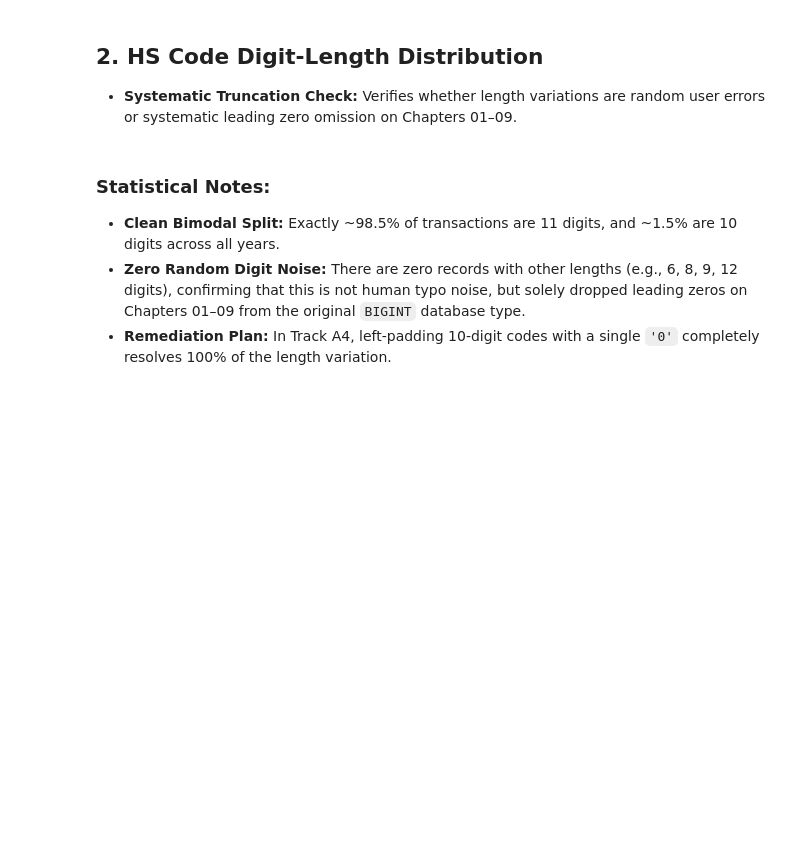
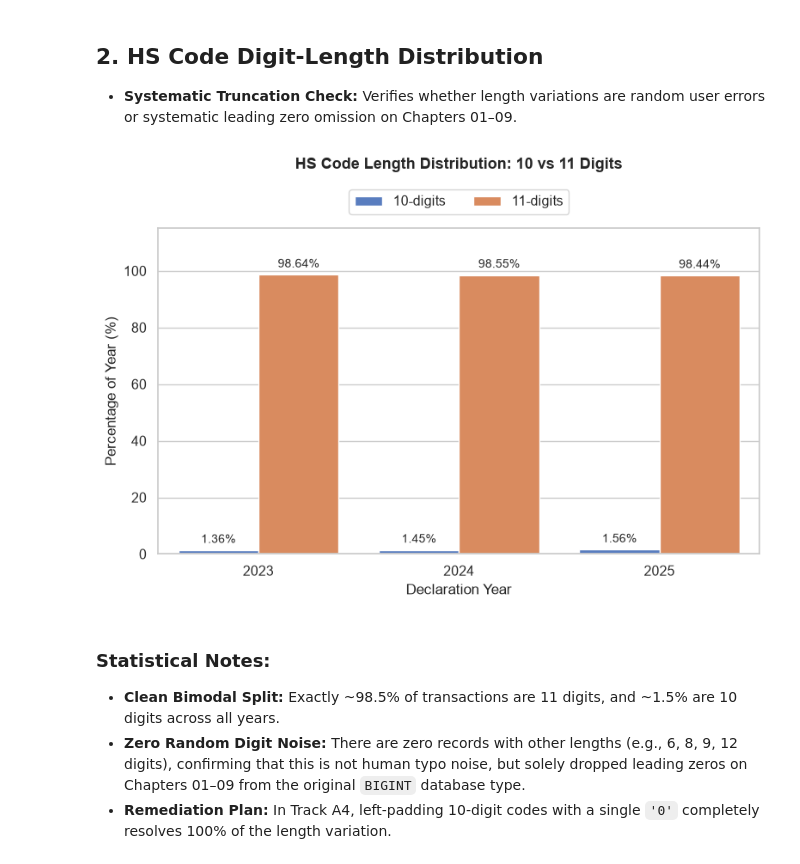
Before and after one commit to redkyladenise/hs-classifier, a Jupyter notebook: notebooks/01_profile.ipynb, the cells around one changed output. Saved outputs shown, nothing was run; the diff lists cells and outputs as text; code cells hidden in the pictures; blank space fills up the shorter version.

```diff
--- a/notebooks/01_profile.ipynb
+++ b/notebooks/01_profile.ipynb
@@ -62,34 +108,57 @@ plt.show()
 ## 2. HS Code Digit-Length Distribution
 - **Systematic Truncation Check:** Verifies whether length variations are random user errors or systematic leading zero omission on Chapters 01–09.
 # %%
-df_digits = pd.read_csv(TABLES_DIR / 'a3_code_digit_distribution.csv')
+df_digits = pd.read_csv(TABLES_DIR / "a3_code_digit_distribution.csv")
 
-fig, ax = plt.subplots(figsize=(8, 5))
+df_digits["code_length_label"] = (
+    df_digits["digit_length"].astype(str) + "-digits"
+)
+
+fig, ax = plt.subplots(figsize=(8, 5.5))
 sns.barplot(
     data=df_digits,
-    x='year',
-    y='pct_of_year',
-    hue='digit_length',
-    palette='muted',
-    ax=ax
+    x="year",
+    y="pct_of_year",
+    hue="code_length_label",
+    palette="muted",
+    ax=ax,
 )
 
 for p in ax.patches:
-    height = p.get_height()
-    if height > 0:
-        ax.annotate(f"{height:.2f}%",
-                    (p.get_x() + p.get_width() / 2., height),
-                    ha='center', va='bottom', fontsize=10, xytext=(0, 3),
-                    textcoords='offset points')
+  height = p.get_height()
+  if height > 0:
+    ax.annotate(
+        f"{height:.2f}%",
+        (p.get_x() + p.get_width() / 2.0, height),
+        ha="center",
+        va="bottom",
+        fontsize=10,
+        xytext=(0, 4),
+        textcoords="offset points",
+    )
 
-ax.set_title('HS Code Length Distribution: 10 vs 11 Digits')
-ax.set_xlabel('Declaration Year')
-ax.set_ylabel('Percentage of Year (%)')
+ax.set_title(
+    "HS Code Length Distribution: 10 vs 11 Digits",
+    pad=50,
+    fontweight="bold",
+    fontsize=13,
+)
+ax.set_xlabel("Declaration Year")
+ax.set_ylabel("Percentage of Year (%)")
 ax.set_ylim(0, 115)
-ax.legend(title='Digit Length')
+
+ax.legend(
+    title=None,
+    loc="upper center",
+    bbox_to_anchor=(0.5, 1.14),
+    ncol=2,
+    frameon=True,
+)
 
 plt.tight_layout()
 plt.show()
+# %% [output]
+[figure, added]
 # %% [markdown]
 ### Statistical Notes:
 - **Clean Bimodal Split:** Exactly ~98.5% of transactions are 11 digits, and ~1.5% are 10 digits across all years.
```
Also changed, not shown: parts of 2 cells of this notebook, 5 other files.
